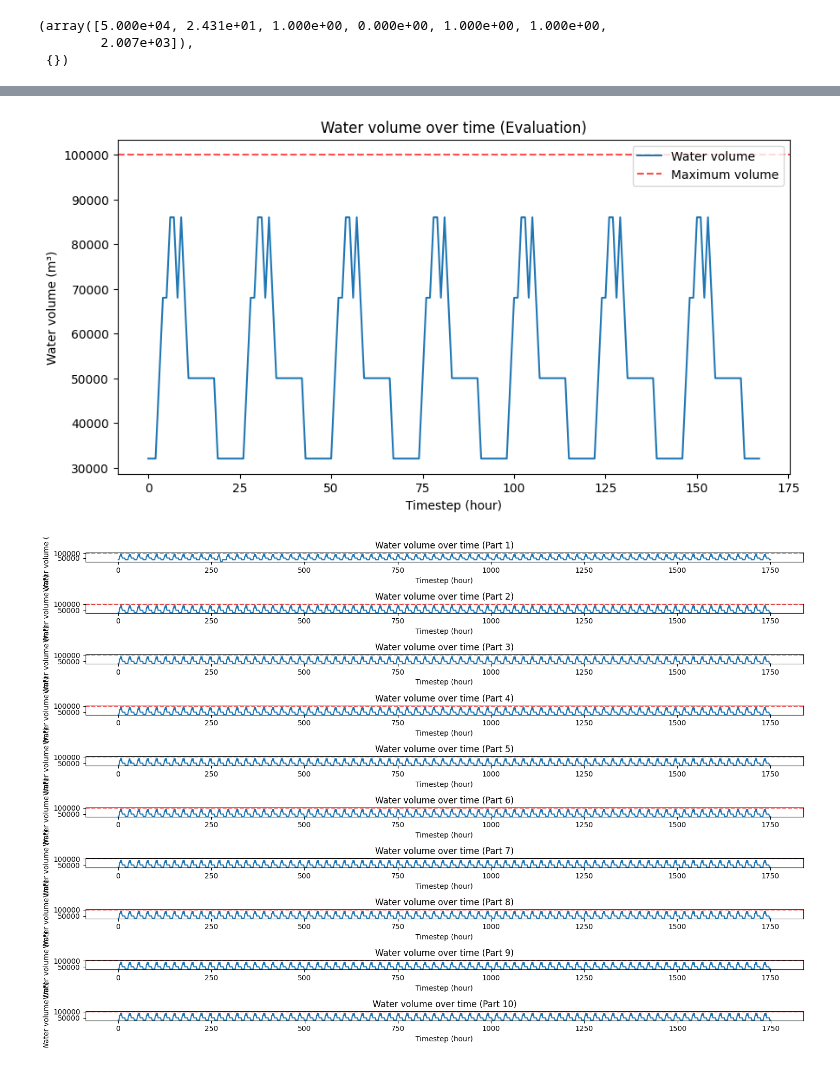
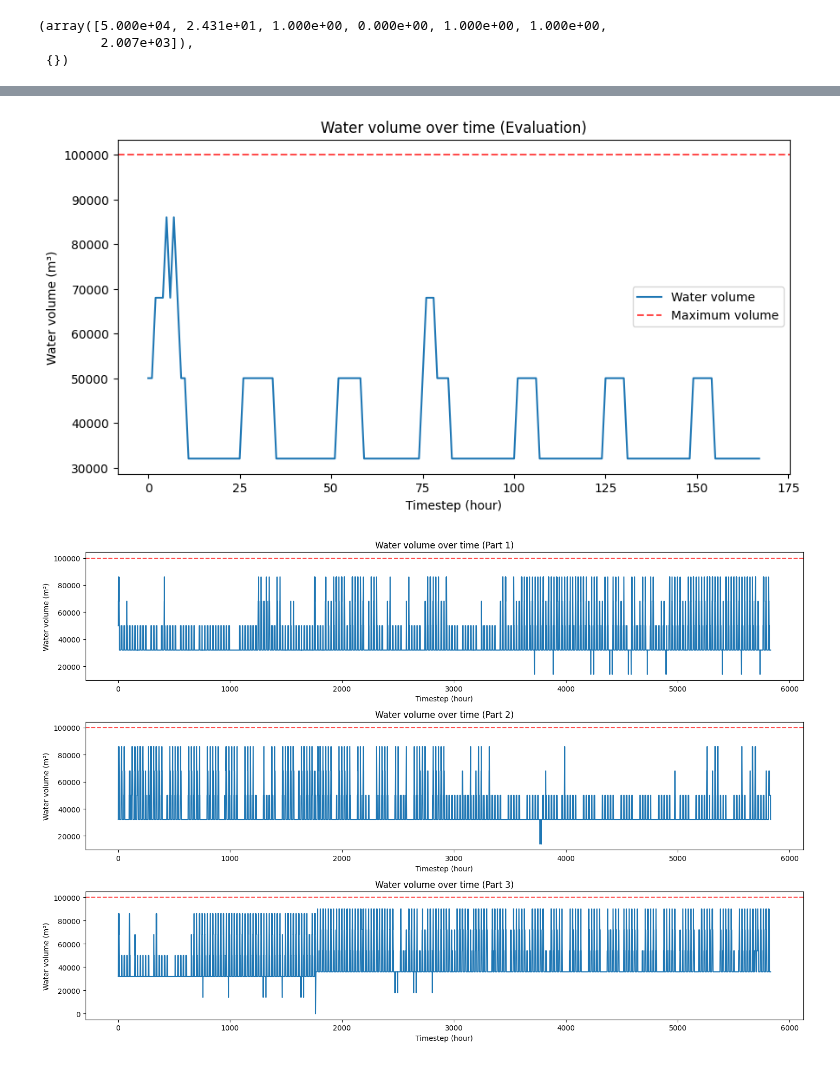
Before and after one commit to HLBurger/project-RL-hydrodam, a Jupyter notebook: Qllearning.ipynb, the cells around one changed output, grey strips where cells are left out. Drawn from its saved outputs; the diff is of its cells as text; code cells hidden in the pictures.

Commit message:
Q-learning update

```diff
--- a/Qllearning.ipynb
+++ b/Qllearning.ipynb
@@ -28,8 +27,10 @@ env.reset()
  {})
 # %%
 agent.train(
-    simulations=100,
+    simulations=60,
     learning_rate=0.1,
-    adaptive_epsilon=True
+    epsilon = 0.5,
+    adaptive_epsilon=False,
+    adaptive_learning_rate = True,
 )
 # %% [output]
@@ -41,4 +50,4 @@ agent.train(
 # %%
-agent.env = play_env
+agent.env = HydroElectric_Test("validate.xlsx")
 water_levels, rewards, action_history = agent.play()
 # %% [output]
@@ -76,35 +82,35 @@ plt.ylabel("Water volume (m³)")
 plt.legend(["Water volume", "Maximum volume"])
 plt.show()
 # %% [output]
-[figure, old version]
+[figure, new version]
 # %%
 %matplotlib inline
 import matplotlib.pyplot as plt
 import numpy as np
 
 # Stel: water_levels bevat alle uren over 3 jaar
 # en env.max_volume is de maximale waterhoeveelheid
 
 # Aantal plots
-n_plots = 10
+n_plots = 3
 
 # Verdeel de data in n_plots stukken
 chunks = np.array_split(water_levels, n_plots)
 
 plt.figure(figsize=(15,10))
 
 for i, chunk in enumerate(chunks, 1):
     plt.subplot(n_plots, 1, i)
     plt.plot(chunk)
     plt.axhline(env.max_volume, color='r', linestyle='--', alpha=0.7)
     plt.title(f"Water volume over time (Part {i})")
     plt.xlabel("Timestep (hour)")
     plt.ylabel("Water volume (m³)")
 
 plt.tight_layout()
 plt.show()
 # %% [output]
-[figure, old version]
+[figure, new version]
 # %%
 # Plot cumulatieve reward
 %matplotlib inline
```
Also changed, not shown: parts of 15 cells of this notebook, 1 other file.
